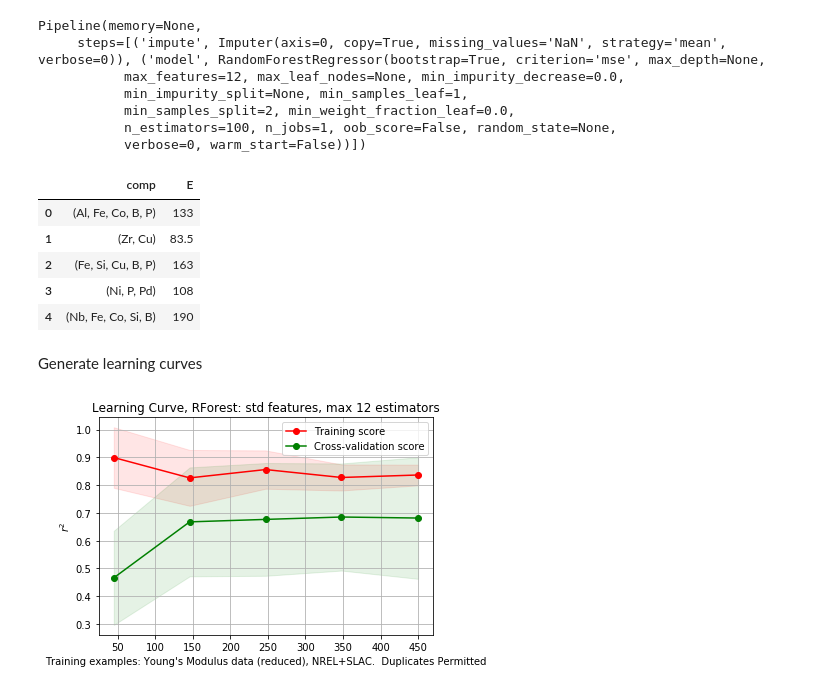
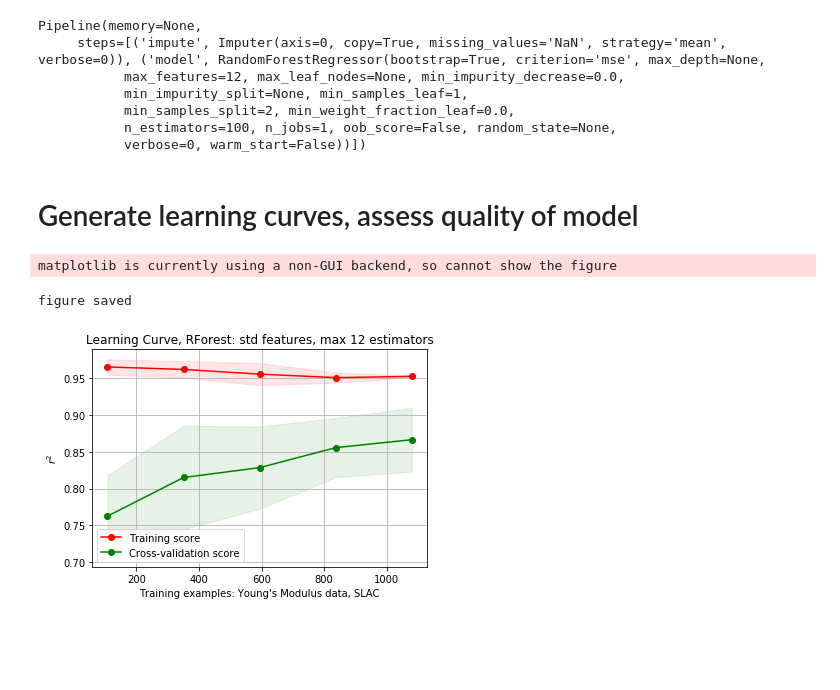
Before and after one commit to tangkong/MechPropModels, a Jupyter notebook: 1_youngs_model.ipynb, the cells around one changed output. Saved outputs shown, nothing was run; the diff lists cells and outputs as text; code cells hidden in the pictures; blank space fills up the shorter version.

```diff
--- a/1_youngs_model.ipynb
+++ b/1_youngs_model.ipynb
@@ -40,6 +42,34 @@ def featCleanImpute(Y):
     imp.transform(Y)
     imp2.fit(Y)
     imp.transform(Y)
+# %%
+def plot_learningCurve(train_sizes, train_scores, valid_scores):
+    '''
+    quick macro for plotting learning curves
+    returns plt object for titling?
+    '''
+
+    fig, ax = plt.subplots()
+
+    train_scores_mean = np.mean(train_scores, axis=1)
+    train_scores_std = np.std(train_scores, axis=1)
+    test_scores_mean = np.mean(valid_scores, axis=1)
+    test_scores_std = np.std(valid_scores, axis=1)
+    ax.grid()
+
+    ax.fill_between(train_sizes, train_scores_mean - train_scores_std,
+                     train_scores_mean + train_scores_std, alpha=0.1,
+                     color="r")
+    ax.fill_between(train_sizes, test_scores_mean - test_scores_std,
+                     test_scores_mean + test_scores_std, alpha=0.1, color="g")
+    ax.plot(train_sizes, train_scores_mean, 'o-', color="r",
+             label="Training score")
+    ax.plot(train_sizes, test_scores_mean, 'o-', color="g",
+             label="Cross-validation score")
+
+    ax.legend(loc="best")
+
+    return fig, ax
 # %% [markdown]
 # Build Model: Young's Modulus
 # %% [markdown]
@@ -78,45 +116,23 @@ Pipeline(memory=None,
 # %%
 # make scorer for r2 metric
 r2_scorer = make_scorer(r2_score)
-# %%
-youngsDataSmall.head()
-# %% [output]
-|  | comp | E |
-| 0 | (Al, Fe, Co, B, P) | 133 |
-| 1 | (Zr, Cu) | 83.5 |
-| 2 | (Fe, Si, Cu, B, P) | 163 |
-| 3 | (Ni, P, Pd) | 108 |
-| 4 | (Nb, Fe, Co, Si, B) | 190 |
-# %% [markdown]
-Generate learning curves
+# %% [markdown]
+# Generate learning curves, assess quality of model
 # %%
-train_sizes, train_scores, valid_scores = learning_curve(youngs_model, X_Esmall, youngsDataSmall['E'], cv=ShuffleSplit(),
+train_sizes, train_scores, valid_scores = learning_curve(youngs_model, X_E, youngsData['E'], cv=ShuffleSplit(),
                                                           scoring=r2_scorer)
-# %%
-plt.figure()
-plt.title('Learning Curve, RForest: std features, max 12 estimators')
-plt.xlabel("Training examples: Young's Modulus data (reduced), NREL+SLAC.  Duplicates Permitted")
-plt.ylabel("$r^2$")
-train_scores_mean = np.mean(train_scores, axis=1)
-train_scores_std = np.std(train_scores, axis=1)
-test_scores_mean = np.mean(valid_scores, axis=1)
-test_scores_std = np.std(valid_scores, axis=1)
-plt.grid()
-
-plt.fill_between(train_sizes, train_scores_mean - train_scores_std,
-                 train_scores_mean + train_scores_std, alpha=0.1,
-                 color="r")
-plt.fill_between(train_sizes, test_scores_mean - test_scores_std,
-                 test_scores_mean + test_scores_std, alpha=0.1, color="g")
-plt.plot(train_sizes, train_scores_mean, 'o-', color="r",
-         label="Training score")
-plt.plot(train_sizes, test_scores_mean, 'o-', color="g",
-         label="Cross-validation score")
-
-plt.legend(loc="best")
-plt.show()
-# %% [output]
-[figure, removed]
+# %%
+fig, ax = plot_learningCurve(train_sizes, train_scores, valid_scores)
+ax.set_title('Learning Curve, RForest: std features, max 12 estimators')
+ax.set_xlabel("Training examples: Young's Modulus data, SLAC")
+ax.set_ylabel("$r^2$")
+if saveFigures:
+    print('figure saved')
+    fig.savefig(os.path.join(os.getcwd(),'results','learningCurve-Youngs_StdModel.png'))
+# %% [output]
+matplotlib is currently using a non-GUI backend, so cannot show the figure
+figure saved
+[figure, added]
 # %%
 #take predicted values from each cross validation set to ensure training not performed on own set.  Take 200 training samples
 # Probably could have used cross_val_predict
```
Also changed, not shown: parts of 13 cells of this notebook, 9 other files.
